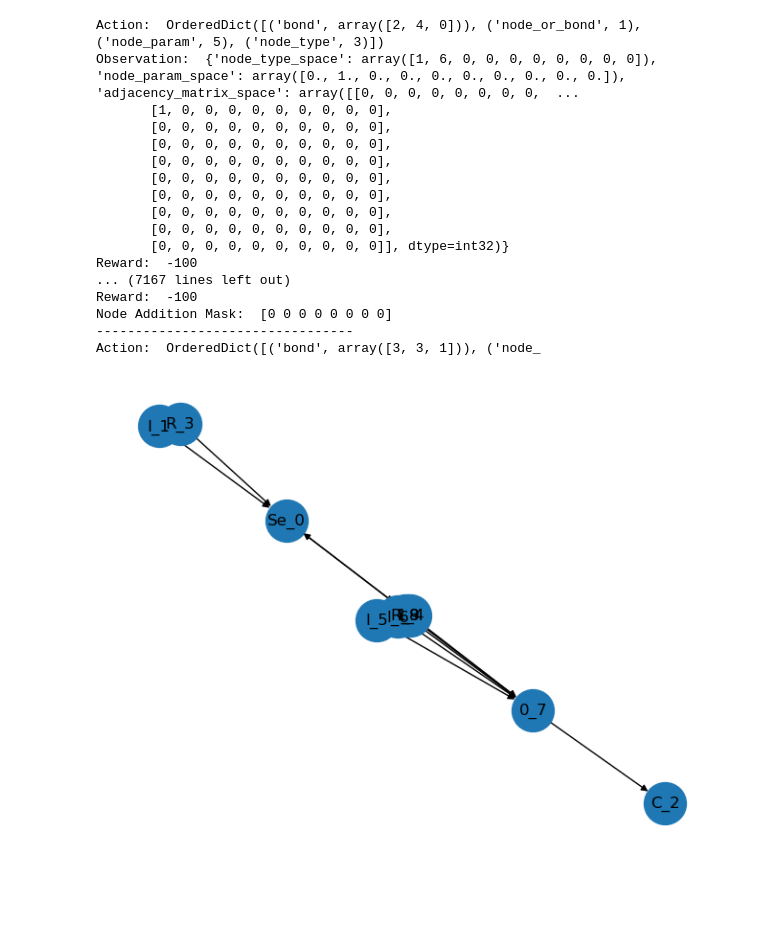
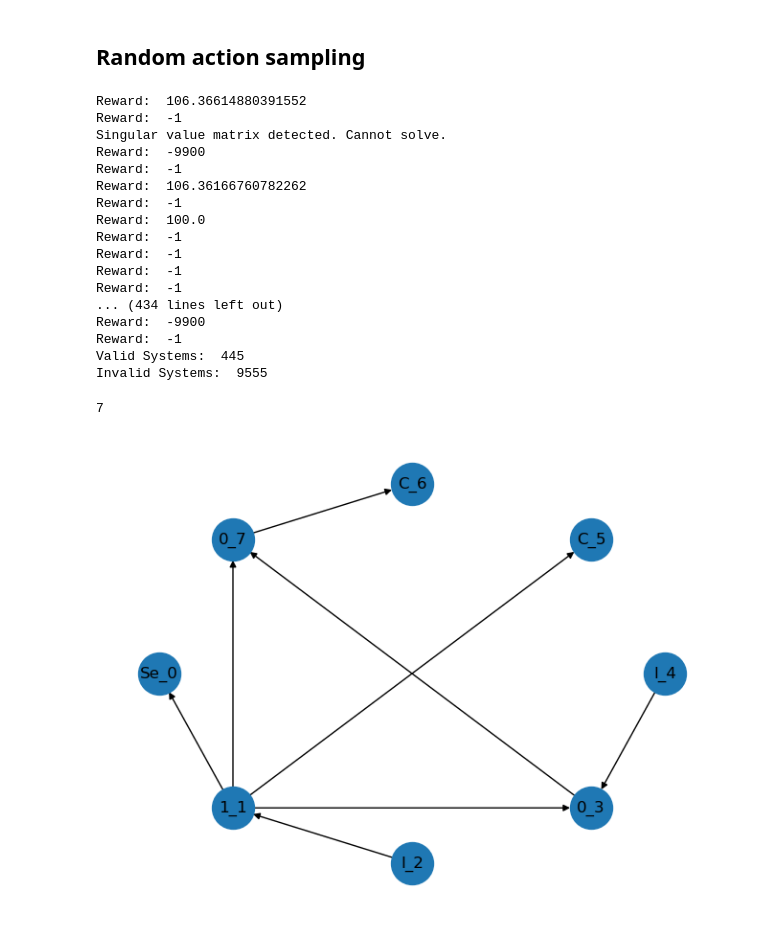
Before and after one commit to Astronauty/AiPEX-Projects, a Jupyter notebook: bond-graph-RL/gym_run.ipynb, the cells around one changed output. Drawn from its saved outputs; the diff is of its cells as text; code cells hidden in the pictures; blank space fills up the shorter version.

```diff
--- a/bond-graph-RL/gym_run.ipynb
+++ b/bond-graph-RL/gym_run.ipynb
@@ -76,34 +78,58 @@ Reward:  0.6366157287927253
+# %% [markdown]
+## Random action sampling
 # %%
-for _ in range(1000):
+
+env.reset()
+num_invalid_systems = 0
+num_valid_systems = 0
+valid_systems = []
+for i in range(10000):
     action = env.action_space.sample()
-    print("Action: ", action)
+    # print("Action: ", action)
 
-    observation, reward, terminated, terminated, info = env.step(action)
-    print("Observation: ", observation)
-    print("Reward: ", reward)
+    observation, reward, terminated, _, info = env.step(action)
+    if env.bond_graph.is_valid_solution():
+        num_valid_systems+=1
+        print("Reward: ", reward)
+        if(reward>0):
+            valid_systems.append(env.bond_graph)
+    else:
+        num_invalid_systems+=1
 
-    print("Node Addition Mask: ", env.bond_graph.get_element_addition_mask())
-    print("---------------------------------")
+    if terminated:
+        env.reset()
+    # print("Observation: ", observation)
+
+
+    # print("Terminated: ", terminated)
+    # print("Node Addition Mask: ", env.bond_graph.get_element_addition_mask())
+    # print("---------------------------------")
+print("Valid Systems: ", num_valid_systems)
+print("Invalid Systems: ", num_invalid_systems)
 # %% [output]
-Action:  OrderedDict([('bond', array([2, 4, 0])), ('node_or_bond', 1), ('node_param', 5), ('node_type', 3)])
-Observation:  {'node_type_space': array([1, 6, 0, 0, 0, 0, 0, 0, 0, 0]), 'node_param_space': array([0., 1., 0., 0., 0., 0., 0., 0., 0., 0.]), 'adjacency_matrix_space': array([[0, 0, 0, 0, 0, 0, 0, 0,  ...
-       [1, 0, 0, 0, 0, 0, 0, 0, 0, 0],
-       [0, 0, 0, 0, 0, 0, 0, 0, 0, 0],
-       [0, 0, 0, 0, 0, 0, 0, 0, 0, 0],
-       [0, 0, 0, 0, 0, 0, 0, 0, 0, 0],
-       [0, 0, 0, 0, 0, 0, 0, 0, 0, 0],
-       [0, 0, 0, 0, 0, 0, 0, 0, 0, 0],
-       [0, 0, 0, 0, 0, 0, 0, 0, 0, 0],
-       [0, 0, 0, 0, 0, 0, 0, 0, 0, 0],
-       [0, 0, 0, 0, 0, 0, 0, 0, 0, 0]], dtype=int32)}
-Reward:  -100
-... (7167 lines left out)
-Reward:  -100
-Node Addition Mask:  [0 0 0 0 0 0 0 0]
----------------------------------
-Action:  OrderedDict([('bond', array([3, 3, 1])), ('node_
+Reward:  106.36614880391552
+Reward:  -1
+Singular value matrix detected. Cannot solve.
+Reward:  -9900
+Reward:  -1
+Reward:  106.36166760782262
+Reward:  -1
+Reward:  100.0
+Reward:  -1
+Reward:  -1
+Reward:  -1
+Reward:  -1
+... (434 lines left out)
+Reward:  -9900
+Reward:  -1
+Valid Systems:  445
+Invalid Systems:  9555
 # %%
-labels = nx.get_node_attributes(env.bond_graph.flow_causal_graph, 'element_label')
-nx.draw_kamada_kawai(env.bond_graph.flow_causal_graph, labels=labels, with_labels=True, node_size=1000)
+print(len(valid_systems))
+
+i = 0
+labels = nx.get_node_attributes(valid_systems[i].flow_causal_graph, 'element_label')
+nx.draw_shell(valid_systems[i].flow_causal_graph, labels=labels, with_labels=True, node_size=1000)
 # %% [output]
+7
-[figure, old version]
+[figure, new version]
```
Also changed, not shown: parts of 5 cells of this notebook, 6 other files.
